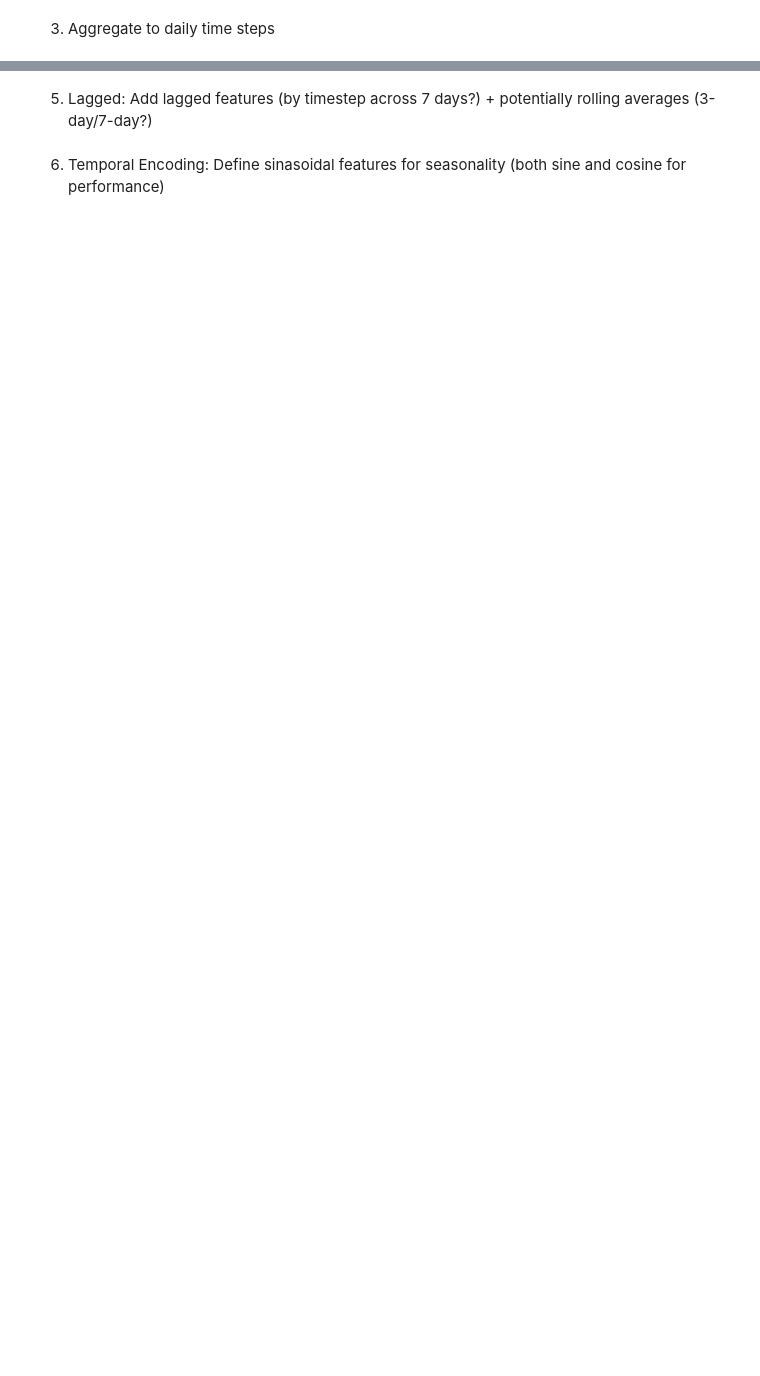
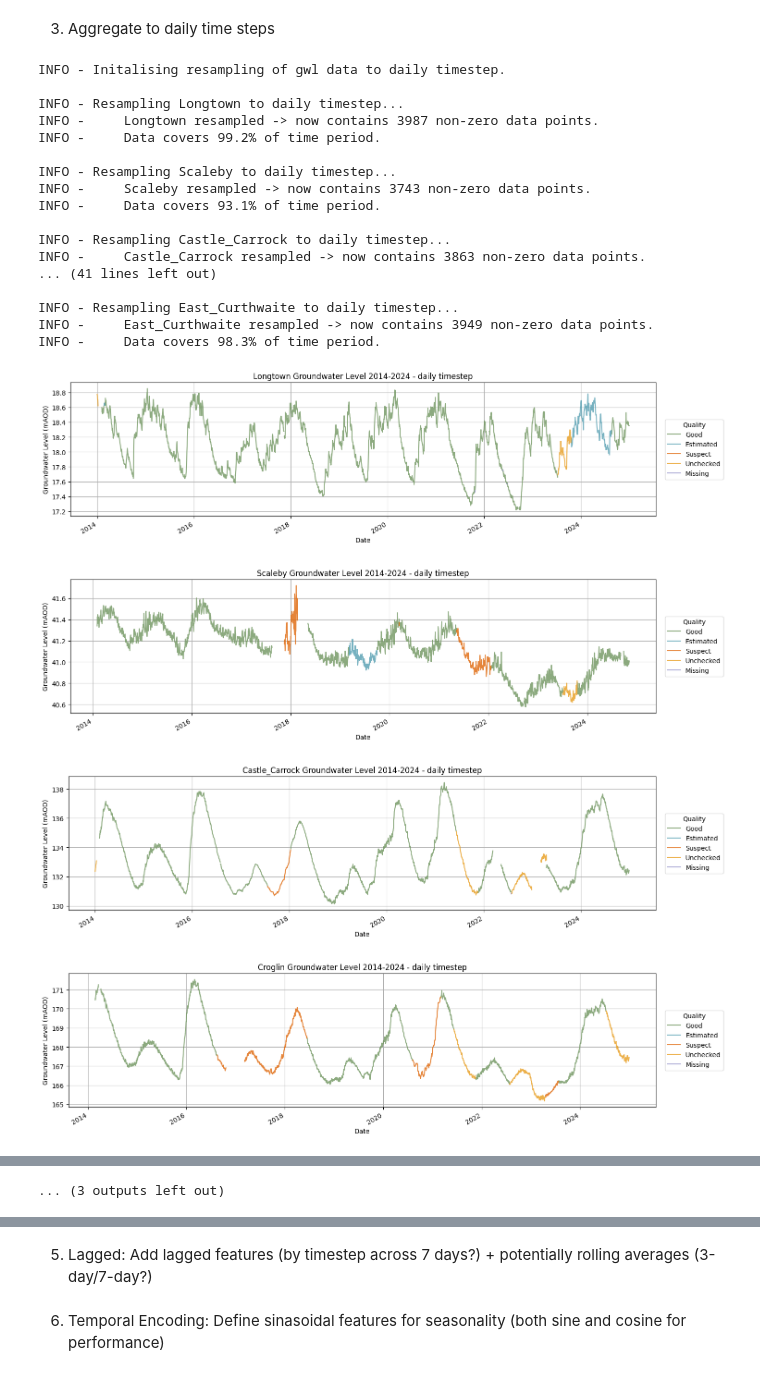
Before and after one commit to CharlotteGithub-prog/GAT-LSTM_groundwater_modelling, a Jupyter notebook: notebooks/01_eda_and_preprocessing/01_eda_preprocessing_gwl_data.ipynb, the cells around one changed output, grey strips where cells are left out. Saved outputs shown, nothing was run; the diff lists cells and outputs as text; code cells hidden in the pictures; blank space fills up the shorter version.

Commit message:
feat: resample data to daily timesteps in main pipeline and notebooks

```diff
--- a/notebooks/01_eda_and_preprocessing/01_eda_preprocessing_gwl_data.ipynb
+++ b/notebooks/01_eda_and_preprocessing/01_eda_preprocessing_gwl_data.ipynb
@@ -155,10 +144,14 @@ INFO - All timeseries data converted to dict for eden catchment.
 # %% [markdown]
 2. Remove outlying and incorrect data points
 # %%
-# run outlier detection and processing
-processed_gwl_time_series_dict = outlier_detection(
-    gwl_time_series_dict = gwl_time_series_dict,
-    output_path = config[catchment]["visualisations"]["ts_plots"]["time_series_gwl_output"],
-    dpi = config[catchment]["visualisations"]["ts_plots"]["dpi_save"],
-    notebook = True,
-)
+run_outlier_processing = False
+
+if run_outlier_processing:
+    # run outlier detection and processing
+    processed_gwl_time_series_dict = outlier_detection(
+        gwl_time_series_dict=gwl_time_series_dict,
+        output_path=config[catchment]["visualisations"]["ts_plots"]["time_series_gwl_output"],
+        dpi=config[catchment]["visualisations"]["ts_plots"]["dpi_save"],
+        dict_output=config[catchment]["paths"]["gwl_outlier_dict"],
+        notebook=True
+    )
@@ -199,2 +158,36 @@ INFO - Processing Croglin complete.
 # %% [markdown]
 3. Aggregate to daily time steps
+# %%
+if not run_outlier_processing:
+    input_dict = config[catchment]["paths"]["gwl_outlier_dict"]
+    processed_gwl_time_series_dict = joblib.load(input_dict)
+
+daily_data = resample_daily_average(
+    dict=processed_gwl_time_series_dict,
+    start_date=config["global"]["data_ingestion"]["api_start_date"],
+    end_date=config["global"]["data_ingestion"]["api_end_date"],
+    path=config[catchment]["visualisations"]["ts_plots"]["time_series_gwl_output"],
+    notebook=True
+)
+# %% [output]
+INFO - Initalising resampling of gwl data to daily timestep.
+
+INFO - Resampling Longtown to daily timestep...
+INFO -     Longtown resampled -> now contains 3987 non-zero data points.
+INFO -     Data covers 99.2% of time period.
+
+INFO - Resampling Scaleby to daily timestep...
+INFO -     Scaleby resampled -> now contains 3743 non-zero data points.
+INFO -     Data covers 93.1% of time period.
+
+INFO - Resampling Castle_Carrock to daily timestep...
+INFO -     Castle_Carrock resampled -> now contains 3863 non-zero data points.
+... (41 lines left out)
+
+INFO - Resampling East_Curthwaite to daily timestep...
+INFO -     East_Curthwaite resampled -> now contains 3949 non-zero data points.
+INFO -     Data covers 98.3% of time period.
+[figure, added]
+[figure, added]
+[figure, added]
+[figure, added]
@@ -201 +201,2 @@ INFO - Processing Croglin complete.
+... (3 outputs left out)
 # %% [markdown]
```
Also changed, not shown: parts of 5 cells of this notebook, 4 other files.
